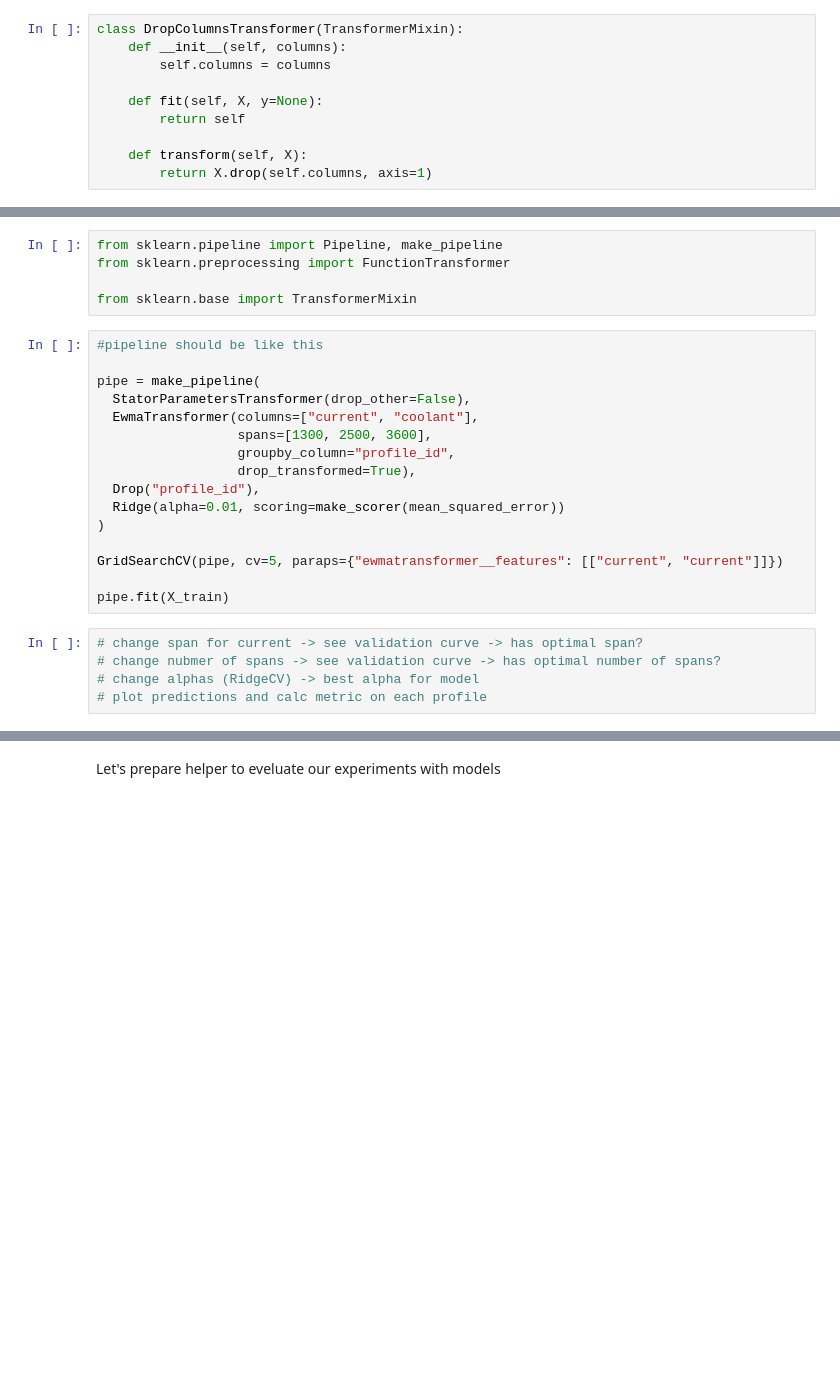
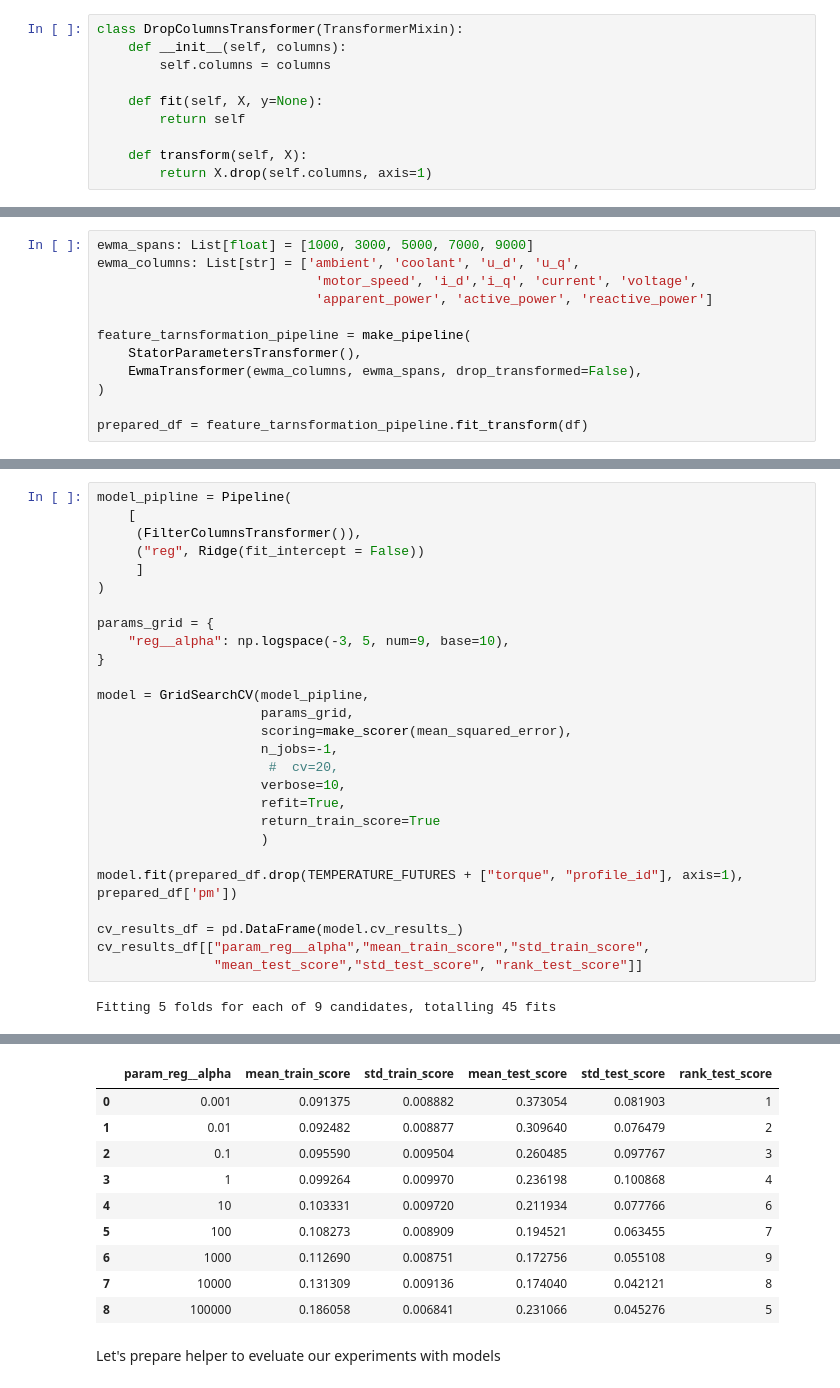
Before and after one commit to dimandms/motor_temperatures, a Jupyter notebook: Motors_Temperature.ipynb, the cells around one changed output, grey strips where cells are left out. Cells and saved outputs as stored; diff of their text form; blank space fills up the shorter version.

```diff
--- a/Motors_Temperature.ipynb
+++ b/Motors_Temperature.ipynb
@@ -313 +331,13 @@ mean_squared_error(df["pm"], model.predict(df.drop(TEMPERATURE_FUTURES + ["torqu
+# %%
+ewma_spans: List[float] = [1000, 3000, 5000, 7000, 9000]
+ewma_columns: List[str] = ['ambient', 'coolant', 'u_d', 'u_q',
+                            'motor_speed', 'i_d','i_q', 'current', 'voltage',
+                            'apparent_power', 'active_power', 'reactive_power']
+
+feature_tarnsformation_pipeline = make_pipeline(
+    StatorParametersTransformer(),
+    EwmaTransformer(ewma_columns, ewma_spans, drop_transformed=False),
+)
+
+prepared_df = feature_tarnsformation_pipeline.fit_transform(df)
 # %%
@@ -319,28 +349,31 @@ plot_experiment_time_series_single_grid(smoothed_df_ex.reset_index(), 20, featur
 # %% [output]
 [figure]
-# %%
-from sklearn.pipeline import Pipeline, make_pipeline
-from sklearn.preprocessing import FunctionTransformer
-
-from sklearn.base import TransformerMixin
-# %%
-#pipeline should be like this
-
-pipe = make_pipeline(
-  StatorParametersTransformer(drop_other=False),
-  EwmaTransformer(columns=["current", "coolant"],
-                  spans=[1300, 2500, 3600],
-                  groupby_column="profile_id",
-                  drop_transformed=True),
-  Drop("profile_id"),
-  Ridge(alpha=0.01, scoring=make_scorer(mean_squared_error))
-)
-
-GridSearchCV(pipe, cv=5, paraps={"ewmatransformer__features": [["current", "current"]]})
-
-pipe.fit(X_train)
-# %%
-# change span for current -> see validation curve -> has optimal span?
-# change nubmer of spans -> see validation curve -> has optimal number of spans?
-# change alphas (RidgeCV) -> best alpha for model
-# plot predictions and calc metric on each profile
+# %%
+model_pipline = Pipeline(
+    [
+     (FilterColumnsTransformer()),
+     ("reg", Ridge(fit_intercept = False))
+     ]
+)
+
+params_grid = {
+    "reg__alpha": np.logspace(-3, 5, num=9, base=10),
+}
+
+model = GridSearchCV(model_pipline,
+                     params_grid,
+                     scoring=make_scorer(mean_squared_error),
+                     n_jobs=-1,
+                      #  cv=20,
+                     verbose=10,
+                     refit=True,
+                     return_train_score=True
+                     )
+
+model.fit(prepared_df.drop(TEMPERATURE_FUTURES + ["torque", "profile_id"], axis=1), prepared_df['pm'])
+
+cv_results_df = pd.DataFrame(model.cv_results_)
+cv_results_df[["param_reg__alpha","mean_train_score","std_train_score",
+               "mean_test_score","std_test_score", "rank_test_score"]]
+# %% [output]
+Fitting 5 folds for each of 9 candidates, totalling 45 fits
@@ -347,2 +389,12 @@ pipe.fit(X_train)
+|  | param_reg__alpha | mean_train_score | std_train_score | mean_test_score | std_test_score | rank_test_score |
+| 0 | 0.001 | 0.091375 | 0.008882 | 0.373054 | 0.081903 | 1 |
+| 1 | 0.01 | 0.092482 | 0.008877 | 0.309640 | 0.076479 | 2 |
+| 2 | 0.1 | 0.095590 | 0.009504 | 0.260485 | 0.097767 | 3 |
+| 3 | 1 | 0.099264 | 0.009970 | 0.236198 | 0.100868 | 4 |
+| 4 | 10 | 0.103331 | 0.009720 | 0.211934 | 0.077766 | 6 |
+| 5 | 100 | 0.108273 | 0.008909 | 0.194521 | 0.063455 | 7 |
+| 6 | 1000 | 0.112690 | 0.008751 | 0.172756 | 0.055108 | 9 |
+| 7 | 10000 | 0.131309 | 0.009136 | 0.174040 | 0.042121 | 8 |
+| 8 | 100000 | 0.186058 | 0.006841 | 0.231066 | 0.045276 | 5 |
 # %% [markdown]
 Let's prepare helper to eveluate our experiments with models
```
Also changed, not shown: parts of 21 cells of this notebook.
